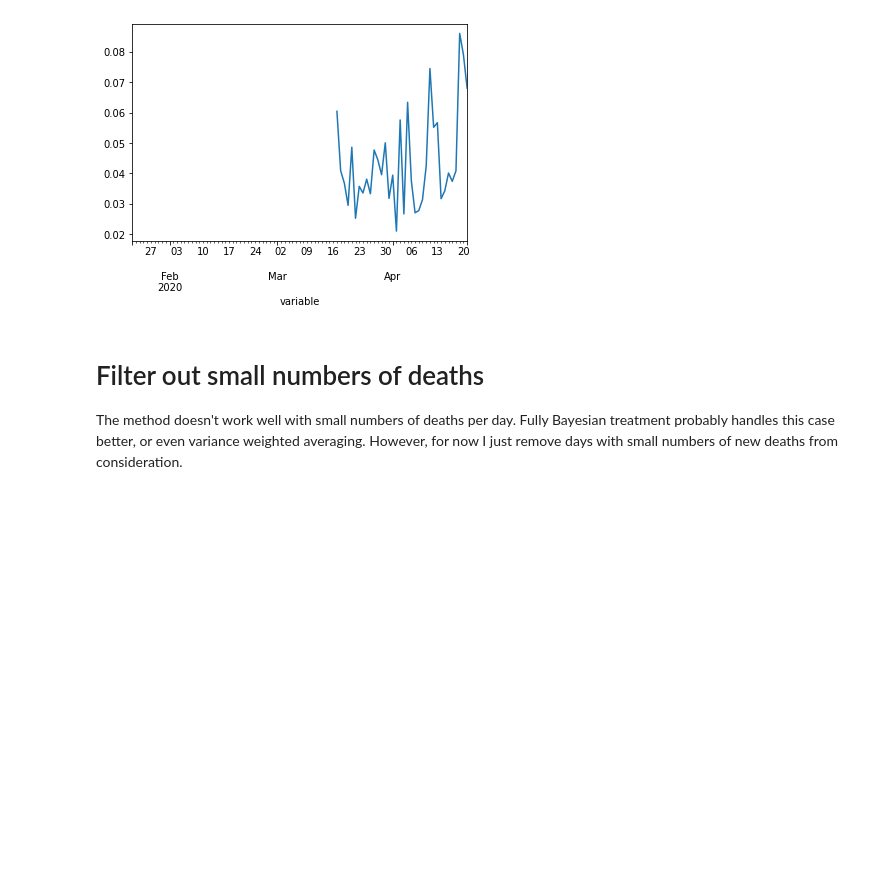
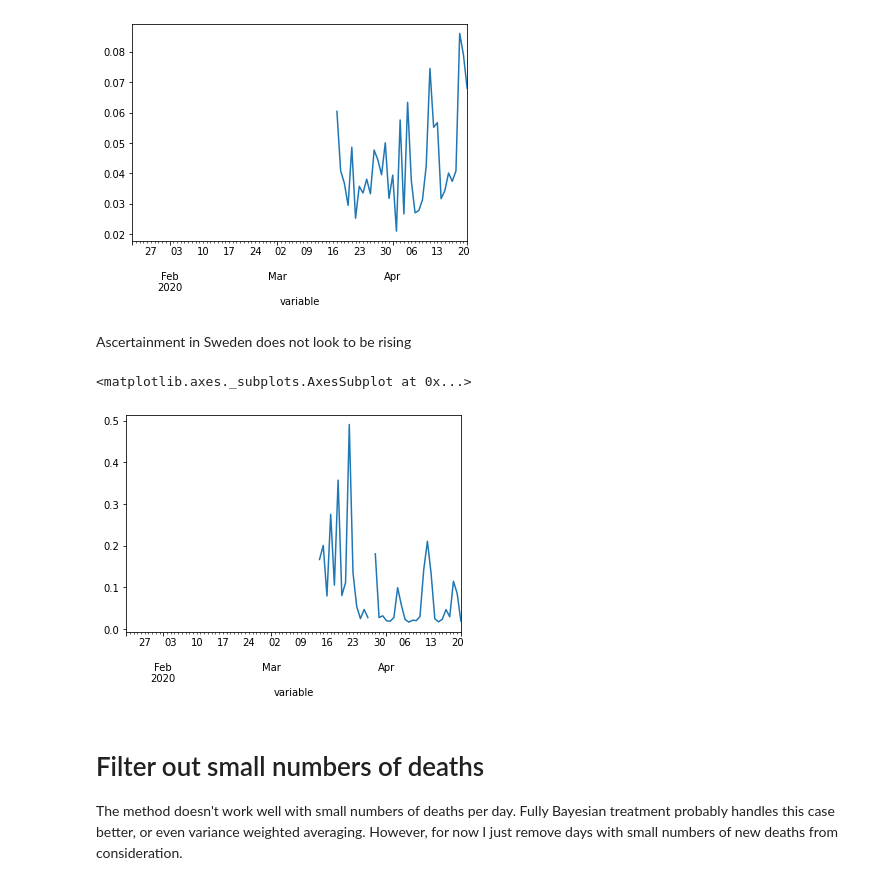
Before and after one commit to davidoj/covid-case-estimation, a Jupyter notebook: Cases_from_deaths.ipynb, the cells around one changed output. Cells and saved outputs as stored; diff of their text form; code cells hidden in the pictures; blank space fills up the shorter version.

```diff
--- a/Cases_from_deaths.ipynb
+++ b/Cases_from_deaths.ipynb
@@ -231,6 +219,13 @@ csse_demo.loc['Brazil','Ascertainment'].replace(np.inf,np.nan).plot()
 # %% [output]
 <matplotlib.axes._subplots.AxesSubplot at 0x...>
 [figure]
+# %% [markdown]
+Ascertainment in Sweden does not look to be rising
+# %%
+csse_demo.loc['Sweden','Ascertainment'].plot()
+# %% [output]
+<matplotlib.axes._subplots.AxesSubplot at 0x...>
+[figure, added]
 # %% [markdown]
 # Filter out small numbers of deaths
 
```
Also changed, not shown: parts of 31 cells of this notebook, 1 other file.
